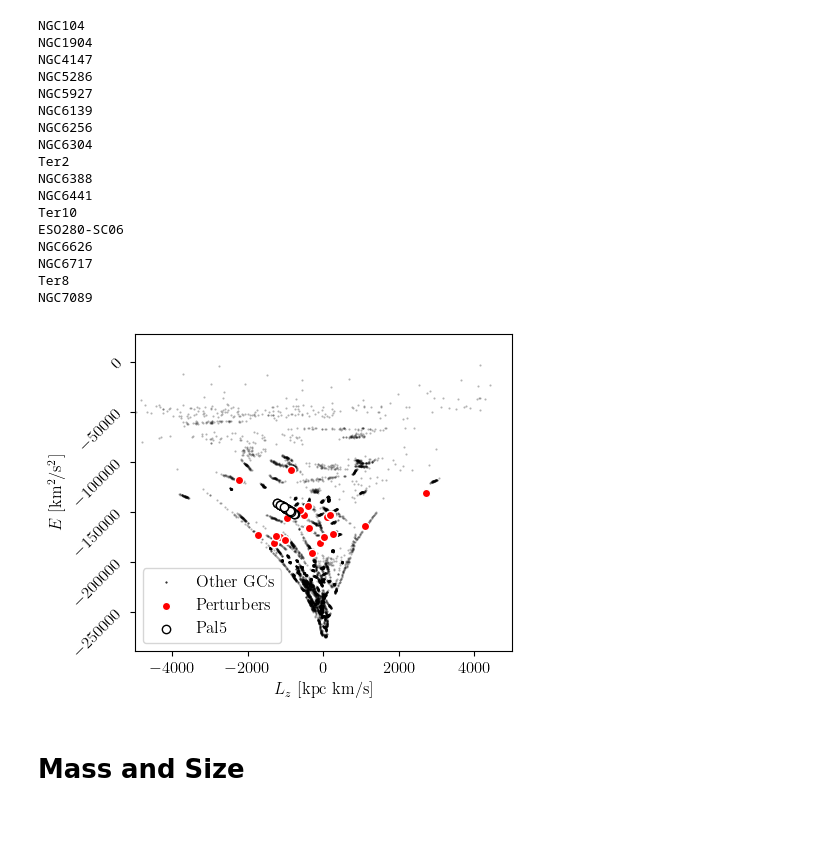
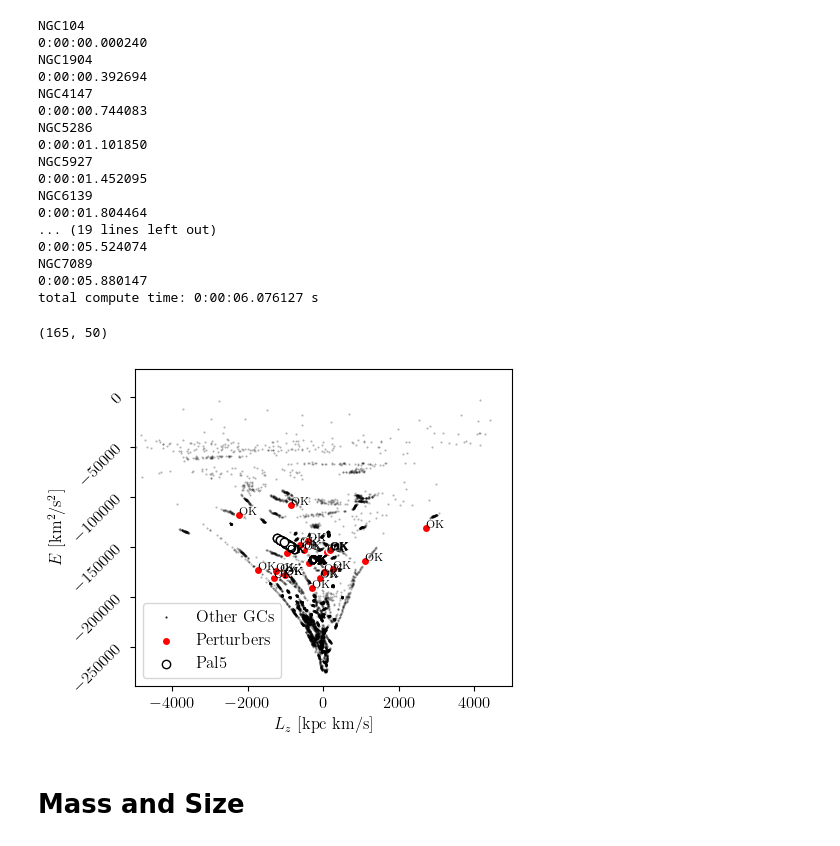
Before and after one commit to salvatore-ferrone/stream_analysis, a Jupyter notebook: figures/perturber_statistics.ipynb, the cells around one changed output. Drawn from its saved outputs; the diff is of its cells as text; code cells hidden in the pictures.

```diff
--- a/figures/perturber_statistics.ipynb
+++ b/figures/perturber_statistics.ipynb
@@ -126,37 +130,42 @@ pal5ID = np.where(GCnames=="Pal5")[0][0]
 # %%
+import datetime
 MWparams=tstrippy.Parsers.potential_parameters.pouliasis2017pii()
 nmontecarlo=50
 phase_space=np.zeros((len(GCnames),6))
 V = np.zeros((len(GCnames),nmontecarlo))
 T = np.zeros((len(GCnames),nmontecarlo))
 Lz = np.zeros((len(GCnames),nmontecarlo))
+starttime=datetime.datetime.now()
 for i in range(len(GCnames)):
     if np.mod(i,10)==0:
         print(GCnames[i])
+        print(datetime.datetime.now()-starttime)
     x,y,z,vx,vy,vz=snag_all_init_cond_per_GC(ph.GC_orbits(potential,GCnames[i]))
     # _,_,_,phi=tstrippy.potentials.pouliasis2017pii(MWparams,x,y,z)
     phi=correctedhalo(MWparams,x,y,z)
     V[i]=phi
     T[i]=0.5*(vx**2+vy**2+vz**2)
     Lz[i] = x*vy-y*vx
+endtime=datetime.datetime.now()
+print("total compute time:", endtime-starttime, "s")
 # %% [output]
 NGC104
+0:00:00.000240
 NGC1904
+0:00:00.392694
 NGC4147
+0:00:00.744083
 NGC5286
+0:00:01.101850
 NGC5927
+0:00:01.452095
 NGC6139
-NGC6256
-NGC6304
-Ter2
-NGC6388
-NGC6441
-Ter10
-ESO280-SC06
-NGC6626
-NGC6717
-Ter8
+0:00:01.804464
+... (19 lines left out)
+0:00:05.524074
 NGC7089
+0:00:05.880147
+total compute time: 0:00:06.076127 s
 # %%
 E = T.flatten() + V.flatten()
 Lzz=Lz.flatten()
@@ -177,28 +186,38 @@ AXIS=dict(xlabel=r"$L_z$ [kpc km/s]",
 perturberscatter={"facecolors":"red","edgecolors":"white",}
 # %%
 outdir="../paper/"
+# %%
+# GCnames[guilty_ids[0]]
+T.shape
+# %% [output]
+(165, 50)
 # %%
 fig,ax=plt.subplots(1,1,figsize=(5,4))
 
 ax.scatter(Lz[i][:],T[i]+V[i],color="k",s=1,alpha=1,marker=".",label="Other GCs")
 for i in range(1,num_objects):
     marker = markers[i % len(markers)]  # Cycle through markers
     ax.scatter(Lz[i][:],T[i]+V[i],color="k",s=1,alpha=0.3,marker=".")
 
 # ax.scatter(Lz[*guilty_ids[0]],T[*guilty_ids[0]]+V[*guilty_ids[0]],label="Perturbers",*perturberscatter)
 ax.scatter(Lz[*guilty_ids[0]],T[*guilty_ids[0]]+V[*guilty_ids[0]],label="Perturbers",**perturberscatter)
-for j in range(1,len(guilty_ids)):
-    ax.scatter(Lz[*guilty_ids[j]],T[*guilty_ids[j]]+V[*guilty_ids[j]],**perturberscatter)
+for myids in guilty_ids:
+    # for j in range(len(myids)):
+    ax.scatter(Lz[*myids],T[*myids]+V[*myids],**perturberscatter)
+    ax.text(Lz[*myids],T[*myids]+V[*myids],"OK",fontsize=8)
+# for j in range(1,len(guilty_ids)):
+    # ax.scatter(Lz[*guilty_ids[j]],T[*guilty_ids[j]]+V[*guilty_ids[j]],**perturberscatter)
+
 
 ax.scatter(Lz[pal5ID][:],T[pal5ID][:]+V[pal5ID][:],label="Pal5",facecolors='white',edgecolors='black')
 ax.set(**AXIS)
 ax.tick_params(axis='y', rotation=45)  # Rotate y-axis ticks by 45 degrees
 ax.legend(fontsize=12)
 
 fig.tight_layout()
 fig.savefig(outdir+outname,dpi=300)
 # %% [output]
-[figure, old version]
+[figure, new version]
 # %% [markdown]
 # Mass and Size
 # %%
```
Also changed, not shown: parts of 1 cell of this notebook, 2 other files.
